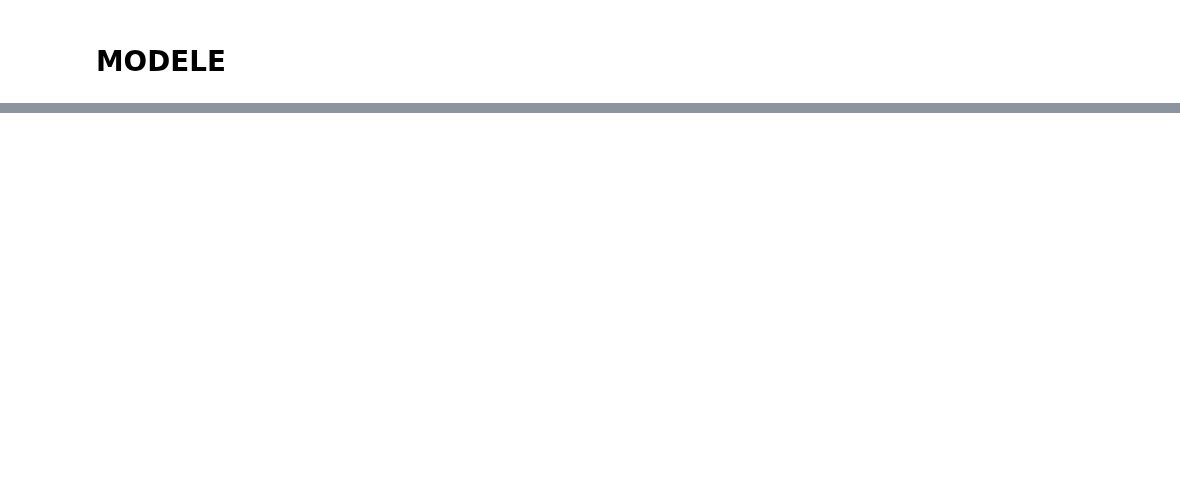
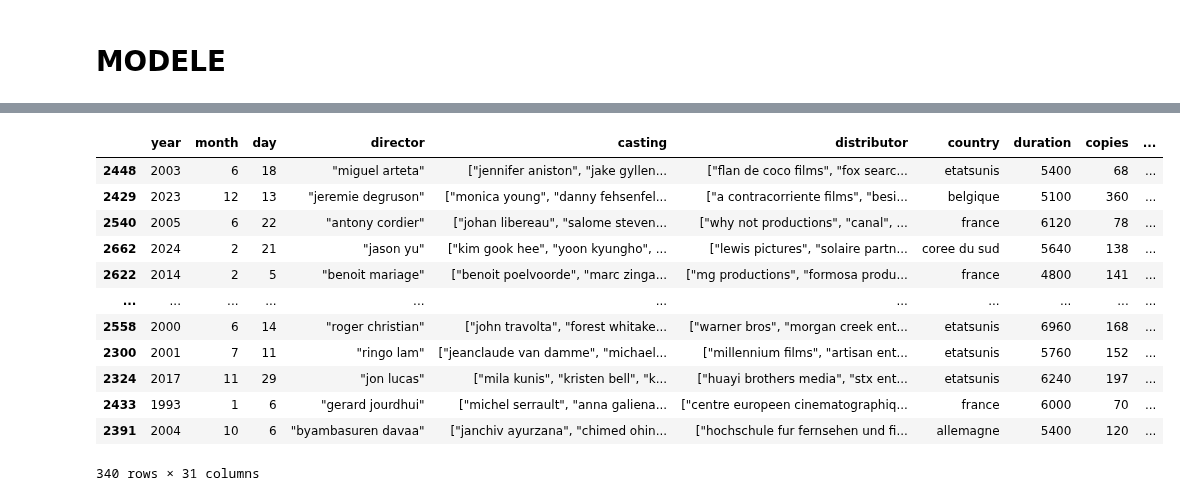
Before and after one commit to AFlo59/Brief_Popularity_Film, a Jupyter notebook: modelisation/model2.ipynb, the cells around one changed output, grey strips where cells are left out. Saved outputs shown, nothing was run; the diff lists cells and outputs as text; code cells hidden in the pictures; blank space fills up the shorter version.

Commit message:
weird after fit with X_train

```diff
--- a/modelisation/model2.ipynb
+++ b/modelisation/model2.ipynb
@@ -169,41 +137,25 @@ pipe = Pipeline([
 # %%
-df_clean = df.copy() #df.drop(columns=['raw_title', 'total_spectator', 'first_day', 'first_weekend', 'hebdo_rank', 'total_spectator', 'rating_press', 'award', 'lang'])
+df_clean = df.copy()
+df_clean.drop(columns=['raw_title', 'date', 'genre', 'budget', 'total_spectator', 'first_day', 'first_weekend', 'hebdo_rank', 'total_spectator', 'rating_press', 'award', 'lang'], inplace=True)
 
 X = df_clean.drop(['first_week'], axis=1)
 y = df_clean.first_week
 
-#display(X.info())
-
 X_train, X_test, y_train, y_test = train_test_split(X, y, shuffle=True, train_size=0.85, random_state=42)
-
-num_col = list(X.select_dtypes(include=[float,int]).columns)
-cat_col = list(X.select_dtypes(include=[object]).columns)
-
-onehotscale_pipeline = make_pipeline(OneHotEncoder(handle_unknown='ignore', sparse_output=False))
-scale_pipeline = make_pipeline(RobustScaler(with_centering=False))
-
-preprocessing = ColumnTransformer(
-    transformers=[
-        #('categorical', onehotscale_pipeline, ['country', 'season', 'month_name']),
-        ('numerical', scale_pipeline, ['year_combined_score', 'director_combined_score', 'actor_combined_score', 'distributor_combined_score'])
-    ],
-    remainder='passthrough',
-    verbose_feature_names_out=False
-)
-
-polyscale_pipeline = make_pipeline(PolynomialFeatures(2))
 
 model = make_pipeline(
             pipe,
-            make_pipeline(drop),
+            #make_pipeline(RobustScaler(with_centering=False))
+            #drop_after_converter_pipeline,
+            #set_ohe_pipeline,
+            #PolynomialFeatures(),
             #preprocessing,
-            #xgboost.XGBRegressor(enable_categorical=True, n_estimators=1000, max_depth=7, eta=0.1, subsample=0.7, colsample_bytree=0.8)
+            #xgboost.XGBRegressor(n_estimators=1000, max_depth=7, eta=0.1, subsample=0.7, colsample_bytree=0.8)
         )
 
-#model.fit(X_train, y_train)
+# model.fit(X_train, y_train)
+# xgboost.plot_importance(model[-1], max_num_features=20)
+
 p = model.transform(X_train)
-p.head(5)
-
-#xgboost.plot_importance(model[-1], max_num_features=20)
 # %% [output]
 convert_entrees_year 1995
@@ -212,0 +183,17 @@ IndexError: single positional indexer is out-of-bounds
+# %%
+#display(p.head(1))
+p[p.isna().any(axis=1)]
+# %% [output]
+|  | year | month | day | director | casting | distributor | country | duration | copies | ... |
+| 2448 | 2003 | 6 | 18 | "miguel arteta" | ["jennifer aniston", "jake gyllen... | ["flan de coco films", "fox searc... | etatsunis | 5400 | 68 | ... |
+| 2429 | 2023 | 12 | 13 | "jeremie degruson" | ["monica young", "danny fehsenfel... | ["a contracorriente films", "besi... | belgique | 5100 | 360 | ... |
+| 2540 | 2005 | 6 | 22 | "antony cordier" | ["johan libereau", "salome steven... | ["why not productions", "canal", ... | france | 6120 | 78 | ... |
+| 2662 | 2024 | 2 | 21 | "jason yu" | ["kim gook hee", "yoon kyungho", ... | ["lewis pictures", "solaire partn... | coree du sud | 5640 | 138 | ... |
+| 2622 | 2014 | 2 | 5 | "benoit mariage" | ["benoit poelvoorde", "marc zinga... | ["mg productions", "formosa produ... | france | 4800 | 141 | ... |
+| ... | ... | ... | ... | ... | ... | ... | ... | ... | ... | ... |
+| 2558 | 2000 | 6 | 14 | "roger christian" | ["john travolta", "forest whitake... | ["warner bros", "morgan creek ent... | etatsunis | 6960 | 168 | ... |
+| 2300 | 2001 | 7 | 11 | "ringo lam" | ["jeanclaude van damme", "michael... | ["millennium films", "artisan ent... | etatsunis | 5760 | 152 | ... |
+| 2324 | 2017 | 11 | 29 | "jon lucas" | ["mila kunis", "kristen bell", "k... | ["huayi brothers media", "stx ent... | etatsunis | 6240 | 197 | ... |
+| 2433 | 1993 | 1 | 6 | "gerard jourdhui" | ["michel serrault", "anna galiena... | ["centre europeen cinematographiq... | france | 6000 | 70 | ... |
+| 2391 | 2004 | 10 | 6 | "byambasuren davaa" | ["janchiv ayurzana", "chimed ohin... | ["hochschule fur fernsehen und fi... | allemagne | 5400 | 120 | ... |
+340 rows × 31 columns
```
Also changed, not shown: parts of 8 cells of this notebook, 1 other file.
